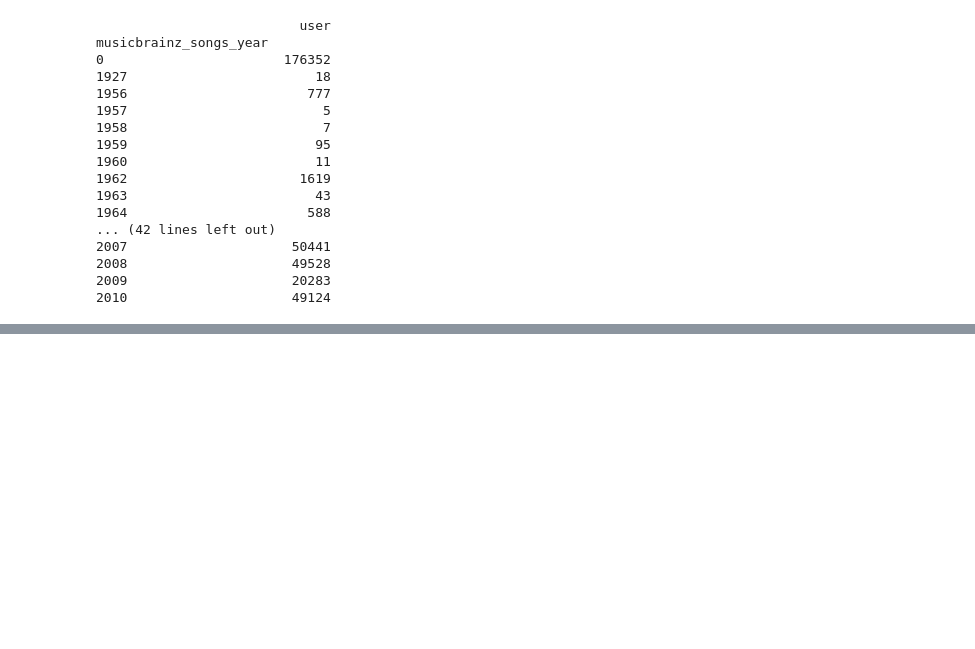
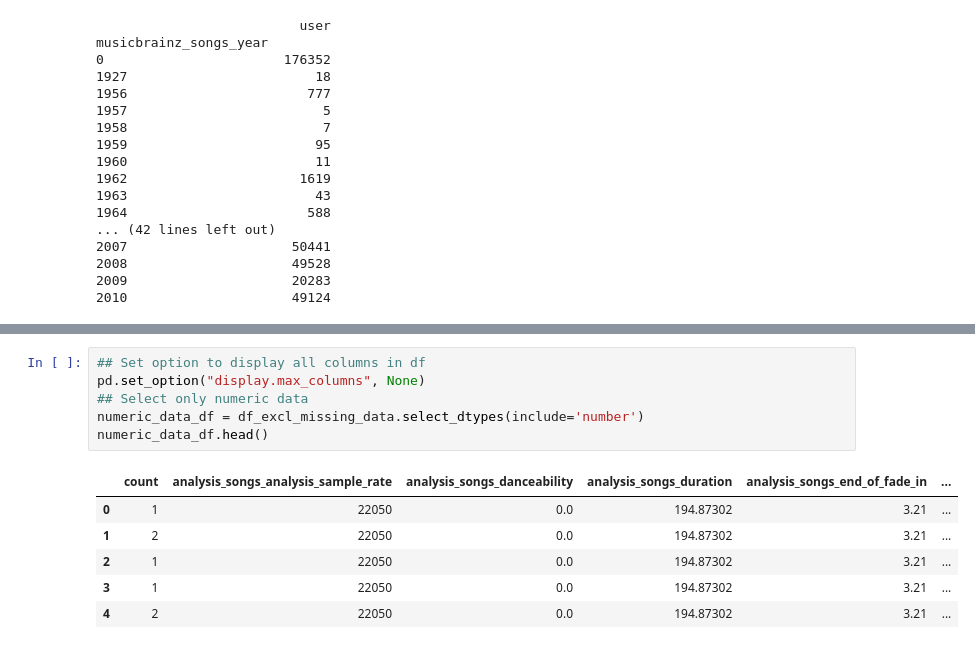
Before and after one commit to skhatri-28/Song-Recommendation-System-Project, a Jupyter notebook: notebooks/preprocessing.ipynb, the cells around one changed output, grey strips where cells are left out. Drawn from its saved outputs; the diff is of its cells as text; blank space fills up the shorter version.

Commit message:
Uploading analysis on data to keep and remove

```diff
--- a/notebooks/preprocessing.ipynb
+++ b/notebooks/preprocessing.ipynb
@@ -107,0 +128,13 @@ musicbrainz_songs_year
+# %%
+## Set option to display all columns in df
+pd.set_option("display.max_columns", None)
+## Select only numeric data
+numeric_data_df = df_excl_missing_data.select_dtypes(include='number')
+numeric_data_df.head()
+# %% [output]
+|  | count | analysis_songs_analysis_sample_rate | analysis_songs_danceability | analysis_songs_duration | analysis_songs_end_of_fade_in | ... |
+| 0 | 1 | 22050 | 0.0 | 194.87302 | 3.21 | ... |
+| 1 | 2 | 22050 | 0.0 | 194.87302 | 3.21 | ... |
+| 2 | 1 | 22050 | 0.0 | 194.87302 | 3.21 | ... |
+| 3 | 1 | 22050 | 0.0 | 194.87302 | 3.21 | ... |
+| 4 | 2 | 22050 | 0.0 | 194.87302 | 3.21 | ... |
```
Also changed, not shown: parts of 11 cells of this notebook.
